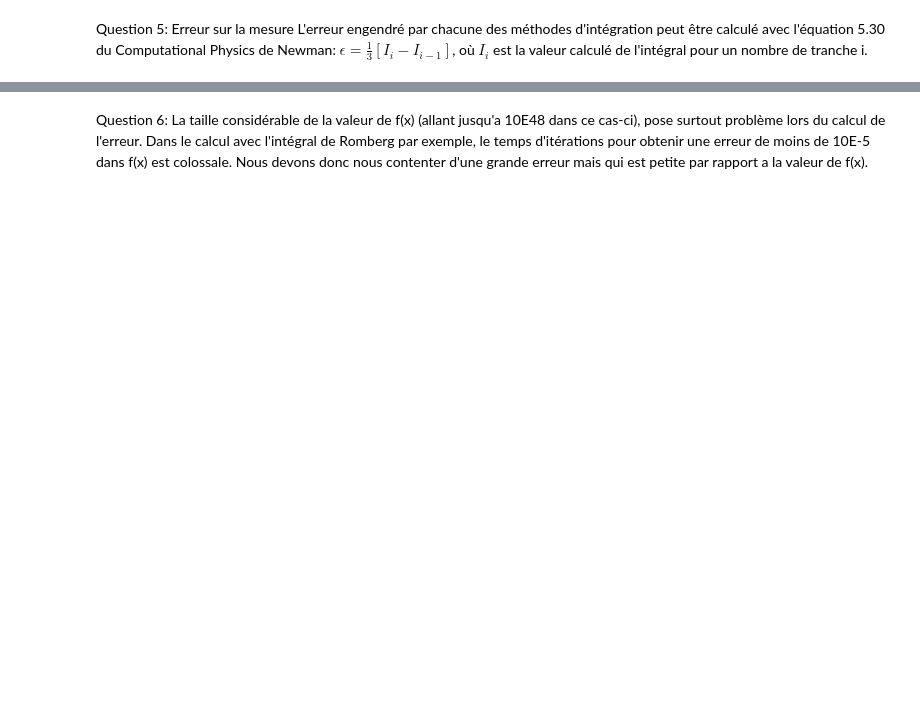
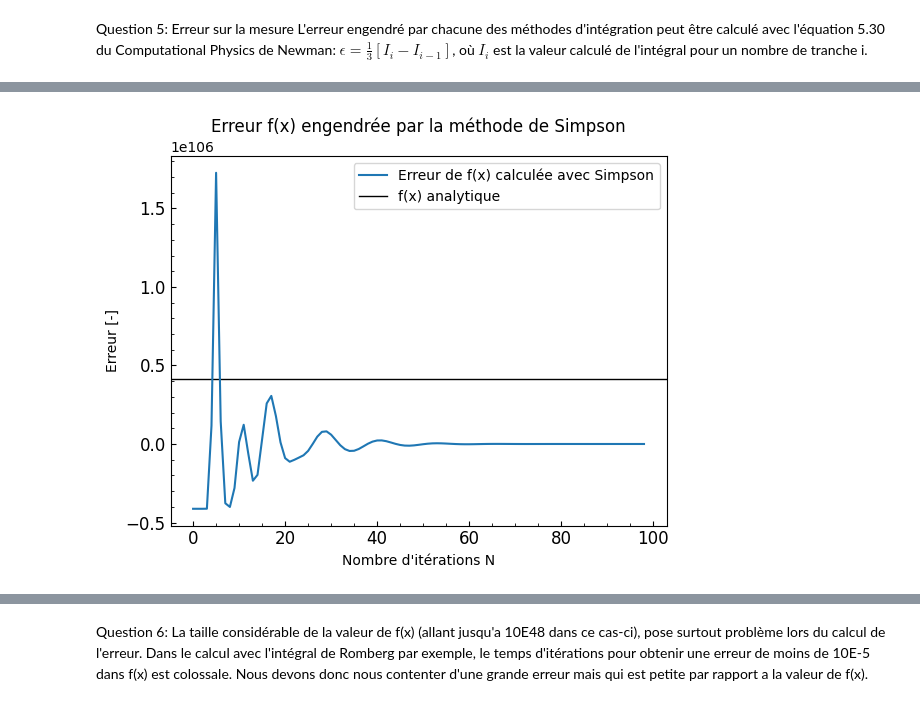
Before and after one commit to gamer39/Physique_numerique, a Jupyter notebook: tp1.ipynb, the cells around one changed output, grey strips where cells are left out. Drawn from its saved outputs; the diff is of its cells as text; code cells hidden in the pictures; blank space fills up the shorter version.

```diff
--- a/tp1.ipynb
+++ b/tp1.ipynb
@@ -199,7 +199,7 @@ def romberg(f, a, b,N,epsilon): #N entre 10 et 20 recommandé
              pass
         else:
             for m in range(1, i):
-                R[i, m+1] = R[i, m]+(1/(4**m-1))*(R[i, m]-R[i-1, m]) # Équation 5.51, On calcul le restant des valeurs de la ligne. Ex: R_31, R_32, R_33
+                R[i, m+1] = R[i, m]+(1/(4**m-1))*(R[i, m]-R[i-1, m]) # Équation 5.51, On calcul le restant des valeurs de la ligne. Ex: R_32, R_33
                 E = np.delete(R, (0), axis=0)
                 E= np.delete(R, (1), axis=1)
                 erreur = (E[i, m]-E[i-1, m])/(4**m-1) #Équation 5.49, on calcul si l'erreur est plus petite que la valeur acceptable et que le
@@ -208,9 +208,9 @@ def romberg(f, a, b,N,epsilon): #N entre 10 et 20 recommandé
                 break
         if flag == True: #On sort des deux boucles
             break
-    R = np.delete(R, (0), axis=0)
-    R = np.delete(R, (0), axis=1)
-    return R[-1,-1]
+    R = np.delete(R, (0), axis=0)#La première ligne de la matrice n'est pas utilisé (l'indice commence x = 1) et est donc enlevé
+    R = np.delete(R, (0), axis=1)#La première colonne de la matrice n'est pas utilisé (l'indice commence x = 1) et est donc enlevé
+    return R
 
 ############################## Calcul de l'intégral de Romberg ########
 #Premier jeux de données
@@ -218,8 +218,8 @@ dataset=data0
 delais=delay(dataset)
 sum_x=sum(delais) #Sommation des x_i
 T=len(delais)
-fx=romberg(f,0, 200, 10, 1E5)
-lambda_hat = romberg(lambda_ideal,0, 200, 10, 1E-10)
+fx=romberg(f,0, 200, 10, 1E5)[-1,-1]
+lambda_hat = romberg(lambda_ideal,0, 200, 10, 1E-10)[-1,-1]
 print(f"Premier jeux de données: f(x)={fx}, Espérance={lambda_hat}")
 
 
@@ -228,8 +228,8 @@ dataset=data1
 delais=delay(dataset)
 sum_x=sum(delais) #Sommation des x_i
 T=len(delais)
-fx=romberg(f,0, 200, 10, 1E5)
-lambda_hat = romberg(lambda_ideal,0, 200, 10, 0.005)
+fx=romberg(f,0, 200, 10, 1E5)[-1,-1]
+lambda_hat = romberg(lambda_ideal,0, 200, 10, 0.005)[-1,-1]
 print(f"Deuxième jeux de données: f(x)={fx}, Espérance={lambda_hat}")
 
 
@@ -238,8 +238,8 @@ dataset=data2
 delais=delay(dataset)
 sum_x=sum(delais) #Sommation des x_i
 T=len(delais)
-fx=romberg(f,0, 200, 10, 1E5)
-lambda_hat = romberg(lambda_ideal,0, 200, 10, 1E-10)
+fx=romberg(f,0, 200, 10, 1E5)[-1,-1]
+lambda_hat = romberg(lambda_ideal,0, 200, 10, 1E-10)[-1,-1]
 print(f"Troisième jeux de données: f(x)={fx}, Espérance={lambda_hat}")
 # %% [output]
 Premier jeux de données: f(x)=3.815482305085031e+48, Espérance=8.879627552238452
@@ -343,0 +251,77 @@ graphique_erreur(f, romberg, 10, 3.8154729113969563e+48, 8.879627552238452, data
+# %%
+dataset=data2
+delais=delay(dataset)
+sum_x=sum(delais) #Sommation des x_i
+T=len(delais)
+f_analy =math.factorial(alpha+T-1)*(beta**alpha)/((math.factorial(alpha-1)))*1/(beta+sum_x)**(alpha+T)
+lambda_analy=(alpha+T)/(beta+sum_x)
+
+ferr_simpson = [ ]
+lambda_simp = [ ]
+for i in range(1, 100):
+  ferr_simpson.append((simpson(f, 0, 200, i))-f_analy)
+  lambda_simp.append(simpson(lambda_ideal, 0, 200, i)-lambda_analy)
+N_simpson= [i for i in range(len(lambda_simp))]
+
+
+Rfx=romberg(f, 0, 200, 15, 10E5)
+Rlambda=romberg(lambda_ideal,0, 200, 15, 1E-10)
+ferr_romberg = [ ]
+lambda_rom = [ ]
+for i in range(15):
+    ferr_romberg.append(Rfx[i,0]-f_analy)
+    lambda_rom.append(Rlambda[i,0]-lambda_analy)
+N_romberg= [i for i in range(len(lambda_rom))]
+
+
+plt.figure()
+plt.minorticks_on()
+plt.tick_params(axis="both",direction="in",labelsize='large',which='both',color='black')
+plt.title("Erreur f(x) engendrée par la méthode de Simpson")
+plt.ylabel("Erreur [-]")
+plt.xlabel("Nombre d'itérations N")
+plt.plot(N_simpson, ferr_simpson, label="Erreur de f(x) calculée avec Simpson")
+plt.axhline(y=f_analy, xmin=0, xmax=100, c="black", linewidth=1, zorder=0, label="f(x) analytique")
+plt.legend()
+plt.plot()
+plt.show()
+
+
+plt.figure()
+plt.minorticks_on()
+plt.tick_params(axis="both",direction="in",labelsize='large',which='both',color='black')
+plt.title("Erreur espérance engendrée par la méthode de Simpson")
+plt.ylabel("Erreur [-]")
+plt.xlabel("Nombre d'itérations N")
+plt.plot(N_simpson, lambda_simp, label="Erreur de l'espérance calculée avec Simpson")
+plt.axhline(y=lambda_analy, xmin=0, xmax=100, c="black", linewidth=1, zorder=0, label="Espérance analytique")
+plt.legend()
+plt.plot()
+plt.show()
+
+plt.figure()
+plt.minorticks_on()
+plt.tick_params(axis="both",direction="in",labelsize='large',which='both',color='black')
+plt.title("Erreur f(x) engendrée par la méthode de Romberg")
+plt.ylabel("Erreur [-]")
+plt.xlabel("Nombre d'itérations N")
+plt.plot(N_romberg, ferr_romberg, label="Erreur de f(x) calculée avec Romberg")
+plt.axhline(y=f_analy, xmin=0, xmax=100, c="black", linewidth=1, zorder=0, label="f(x) analytique")
+plt.legend()
+plt.plot()
+plt.show()
+
+
+plt.figure()
+plt.minorticks_on()
+plt.tick_params(axis="both",direction="in",labelsize='large',which='both',color='black')
+plt.title("Erreur espérance engendrée par la méthode de Romberg")
+plt.ylabel("Erreur [-]")
+plt.xlabel("Nombre d'itérations N")
+plt.plot(N_romberg, lambda_rom, label="Erreur de l'espérance calculée avec Romberg")
+plt.axhline(y=lambda_analy, xmin=0, xmax=100, c="black", linewidth=1, zorder=0, label="Espérance analytique")
+plt.legend()
+plt.plot()
+plt.show()
+# %% [output]
+[figure, added]
```
Also changed, not shown: parts of 7 cells of this notebook.
